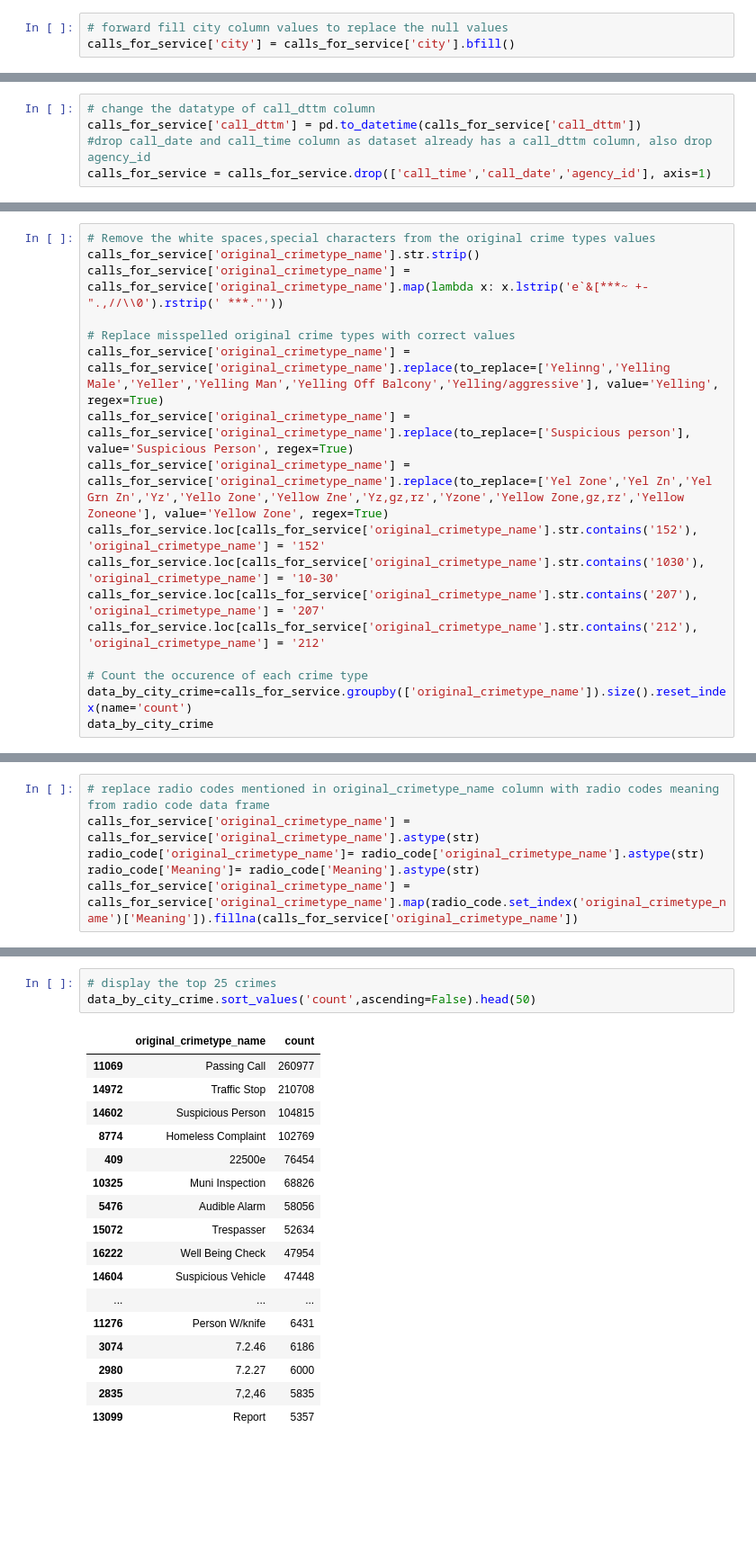
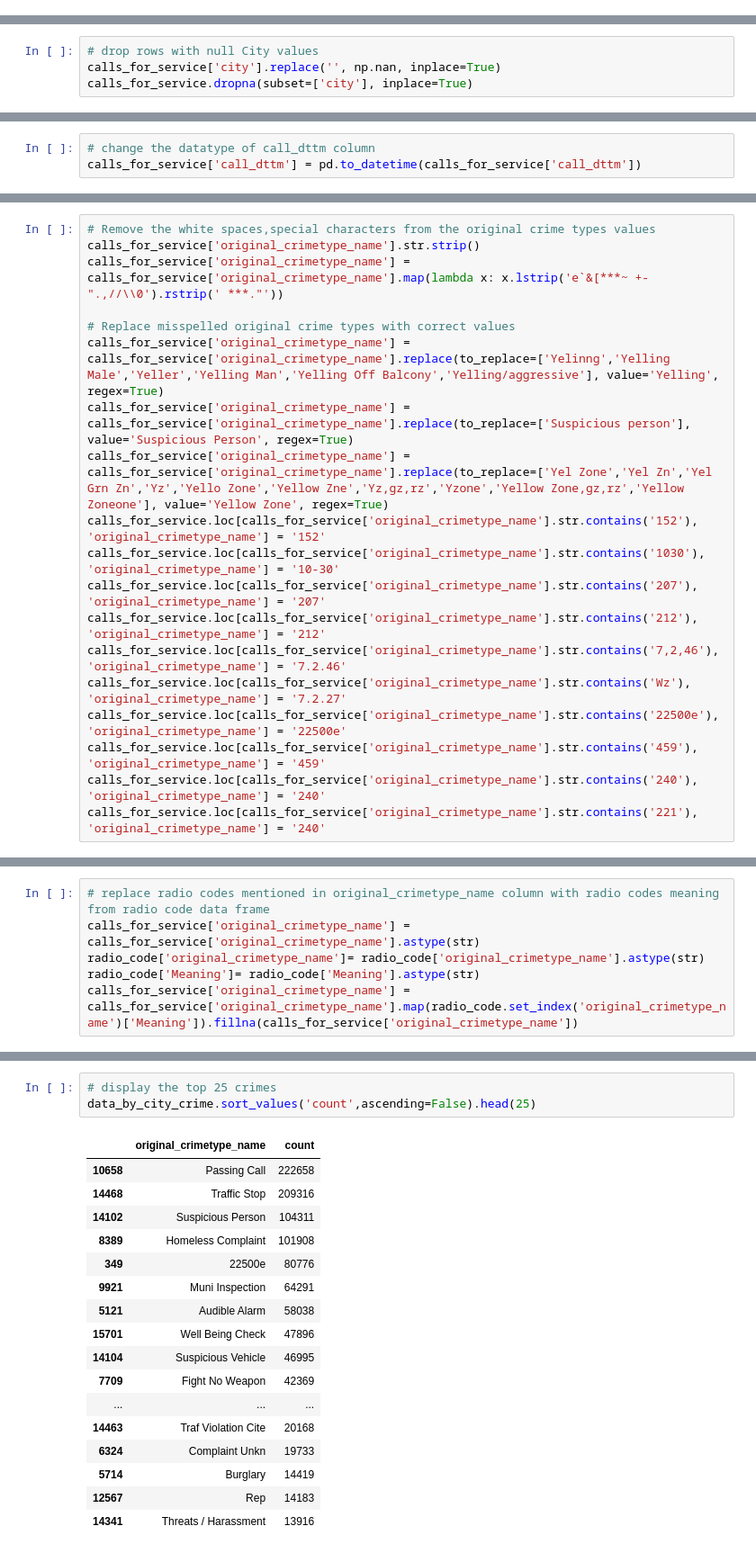
Before and after one commit to sim-patil/Capstone_project_1, a Jupyter notebook: CapstoneProject1- data wrangling.ipynb, the cells around one changed output, grey strips where cells are left out. Shown at 90% size. Cells and saved outputs as stored; diff of their text form; blank space fills up the shorter version.

```diff
--- a/CapstoneProject1- data wrangling.ipynb
+++ b/CapstoneProject1- data wrangling.ipynb
@@ -74,3 +74,0 @@ calls_for_service = calls_for_service.drop('common_location', axis=1)
-# %%
-# forward fill city column values to replace the null values
-calls_for_service['city'] = calls_for_service['city'].bfill()
@@ -93,0 +75,4 @@ dtype: int64
+# %%
+# drop rows with null City values
+calls_for_service['city'].replace('', np.nan, inplace=True)
+calls_for_service.dropna(subset=['city'], inplace=True)
@@ -96,5 +96,3 @@ Observe that there are no NULL values in city column anymore.
 # %%
 # change the datatype of call_dttm column
 calls_for_service['call_dttm'] = pd.to_datetime(calls_for_service['call_dttm'])
-#drop call_date and call_time column as dataset already has a call_dttm column, also drop agency_id
-calls_for_service = calls_for_service.drop(['call_time','call_date','agency_id'], axis=1)
@@ -115,7 +109,9 @@ calls_for_service.loc[calls_for_service['original_crimetype_name'].str.contains(
 calls_for_service.loc[calls_for_service['original_crimetype_name'].str.contains('1030'), 'original_crimetype_name'] = '10-30'
 calls_for_service.loc[calls_for_service['original_crimetype_name'].str.contains('207'), 'original_crimetype_name'] = '207'
 calls_for_service.loc[calls_for_service['original_crimetype_name'].str.contains('212'), 'original_crimetype_name'] = '212'
-
-# Count the occurence of each crime type
-data_by_city_crime=calls_for_service.groupby(['original_crimetype_name']).size().reset_index(name='count')
-data_by_city_crime
+calls_for_service.loc[calls_for_service['original_crimetype_name'].str.contains('7,2,46'), 'original_crimetype_name'] = '7.2.46'
+calls_for_service.loc[calls_for_service['original_crimetype_name'].str.contains('Wz'), 'original_crimetype_name'] = '7.2.27'
+calls_for_service.loc[calls_for_service['original_crimetype_name'].str.contains('22500e'), 'original_crimetype_name'] = '22500e'
+calls_for_service.loc[calls_for_service['original_crimetype_name'].str.contains('459'), 'original_crimetype_name'] = '459'
+calls_for_service.loc[calls_for_service['original_crimetype_name'].str.contains('240'), 'original_crimetype_name'] = '240'
+calls_for_service.loc[calls_for_service['original_crimetype_name'].str.contains('221'), 'original_crimetype_name'] = '240'
@@ -236,21 +192,21 @@ data_by_city
 # %%
 # display the top 25 crimes
-data_by_city_crime.sort_values('count',ascending=False).head(50)
+data_by_city_crime.sort_values('count',ascending=False).head(25)
 # %% [output]
 |  | original_crimetype_name | count |
-| 11069 | Passing Call | 260977 |
-| 14972 | Traffic Stop | 210708 |
-| 14602 | Suspicious Person | 104815 |
-| 8774 | Homeless Complaint | 102769 |
-| 409 | 22500e | 76454 |
-| 10325 | Muni Inspection | 68826 |
-| 5476 | Audible Alarm | 58056 |
-| 15072 | Trespasser | 52634 |
-| 16222 | Well Being Check | 47954 |
-| 14604 | Suspicious Vehicle | 47448 |
+| 10658 | Passing Call | 222658 |
+| 14468 | Traffic Stop | 209316 |
+| 14102 | Suspicious Person | 104311 |
+| 8389 | Homeless Complaint | 101908 |
+| 349 | 22500e | 80776 |
+| 9921 | Muni Inspection | 64291 |
+| 5121 | Audible Alarm | 58038 |
+| 15701 | Well Being Check | 47896 |
+| 14104 | Suspicious Vehicle | 46995 |
+| 7709 | Fight No Weapon | 42369 |
 | ... | ... | ... |
-| 11276 | Person W/knife | 6431 |
-| 3074 | 7.2.46 | 6186 |
-| 2980 | 7.2.27 | 6000 |
-| 2835 | 7,2,46 | 5835 |
-| 13099 | Report | 5357 |
+| 14463 | Traf Violation Cite | 20168 |
+| 6324 | Complaint Unkn | 19733 |
+| 5714 | Burglary | 14419 |
+| 12567 | Rep | 14183 |
+| 14341 | Threats / Harassment | 13916 |
```
Also changed, not shown: parts of 14 cells of this notebook.
